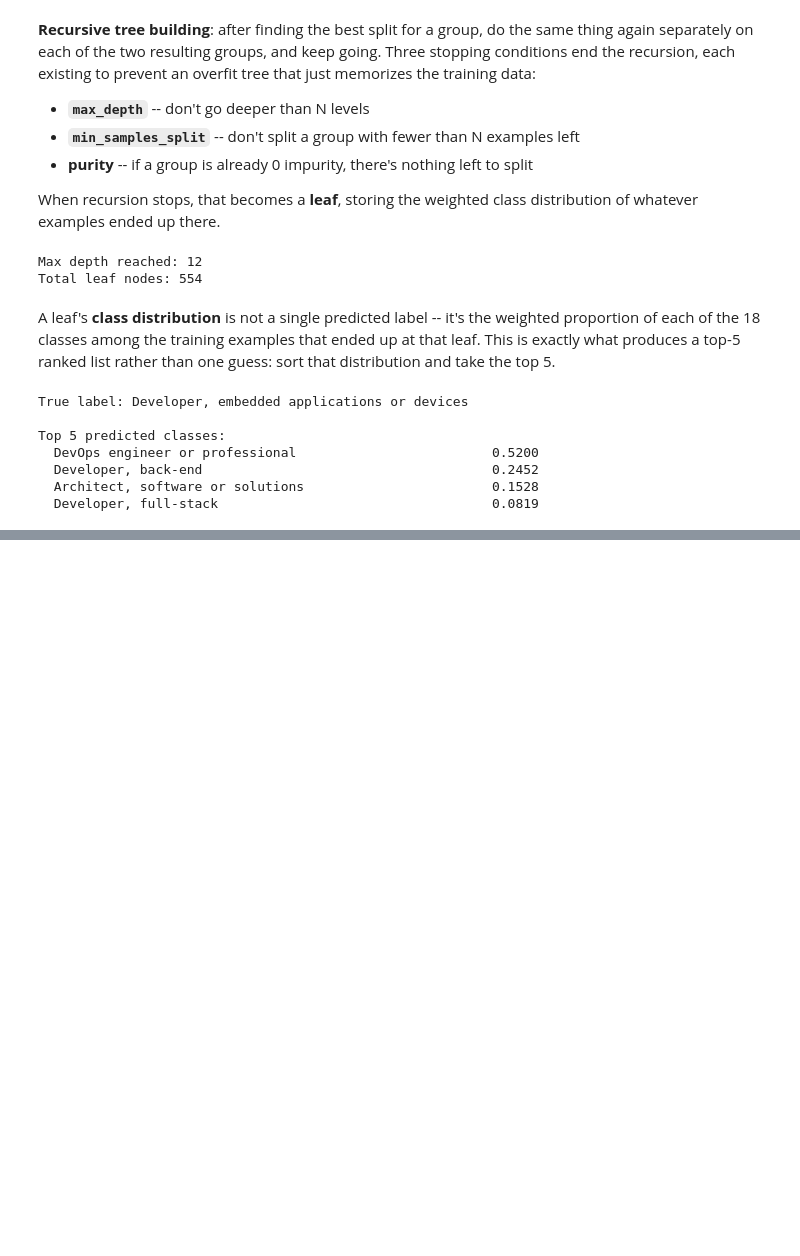
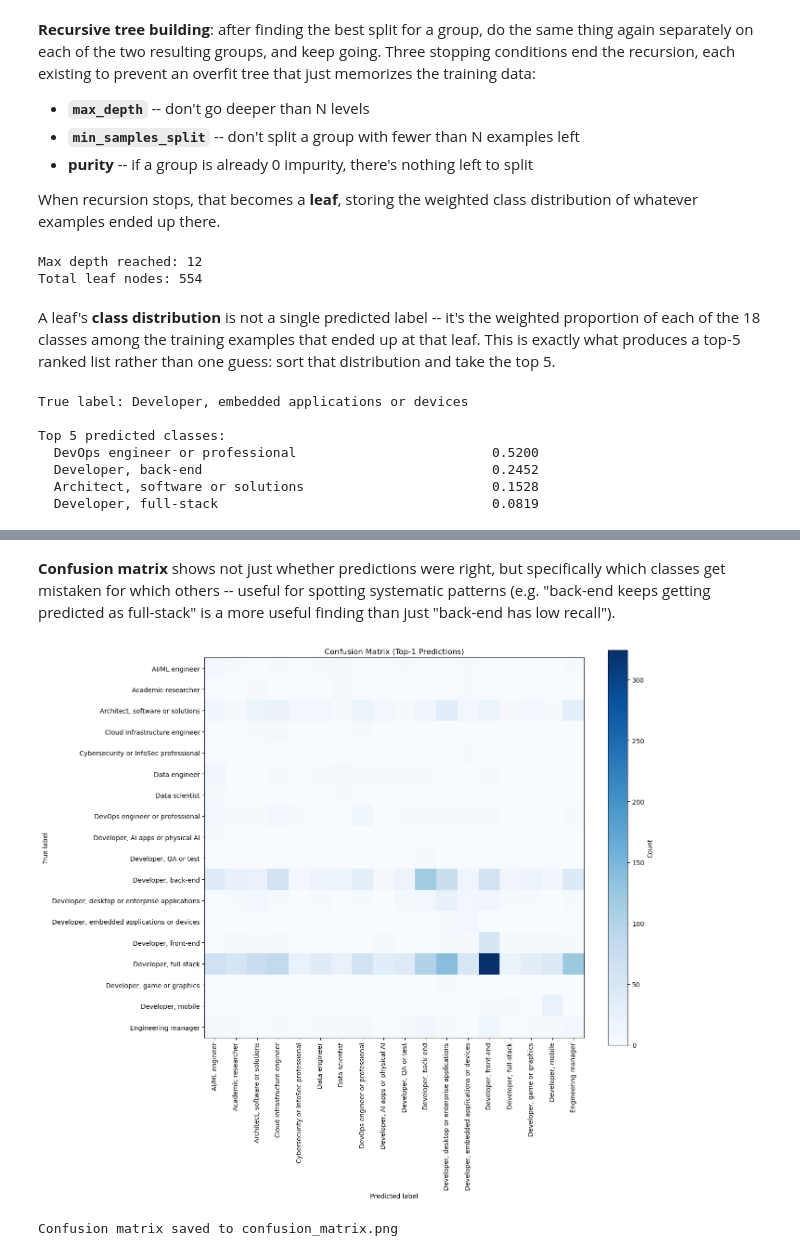
Before and after one commit to chris-bhaila/roadmap-project, a Jupyter notebook: train_model/train.ipynb, the cells around one changed output, grey strips where cells are left out. Cells and saved outputs as stored; diff of their text form; code cells hidden in the pictures; blank space fills up the shorter version.

```diff
--- a/train_model/train.ipynb
+++ b/train_model/train.ipynb
@@ -489,0 +688,15 @@ Top 5 predicted classes:
+# %%
+true_labels = []
+top5_predictions = []
+top1_predictions = []
+
+for i in range(len(X_test_arr)):
+    sample = X_test_arr[i]
+    true_label = y_test.iloc[i]
+    top5 = predict_proba(tree, sample, feature_list)
+
+    true_labels.append(true_label)
+    top5_predictions.append(top5)
+    top1_predictions.append(top5[0][0])
+
+print(f"Predictions generated for {len(true_labels)} test rows (expected {len(X_test_arr)})")
@@ -489,0 +788,29 @@ Top 5 predicted classes:
+# %% [markdown]
+**Confusion matrix** shows not just whether predictions were right, but specifically which classes get mistaken for which others -- useful for spotting systematic patterns (e.g. "back-end keeps getting predicted as full-stack" is a more useful finding than just "back-end has low recall").
+# %%
+from sklearn.metrics import confusion_matrix
+import matplotlib.pyplot as plt
+
+class_order = sorted(set(true_labels))
+cm = confusion_matrix(true_labels, top1_predictions, labels=class_order)
+
+fig, ax = plt.subplots(figsize=(14, 12))
+im = ax.imshow(cm, cmap='Blues')
+
+ax.set_xticks(range(len(class_order)))
+ax.set_yticks(range(len(class_order)))
+ax.set_xticklabels(class_order, rotation=90)
+ax.set_yticklabels(class_order)
+ax.set_xlabel('Predicted label')
+ax.set_ylabel('True label')
+ax.set_title('Confusion Matrix (Top-1 Predictions)')
+
+fig.colorbar(im, ax=ax, label='Count')
+plt.tight_layout()
+plt.savefig('confusion_matrix.png', dpi=150)
+plt.show()
+
+print("Confusion matrix saved to confusion_matrix.png")
+# %% [output]
+[figure, added]
+Confusion matrix saved to confusion_matrix.png
```
Also changed, not shown: parts of 50 cells of this notebook, 5 other files.
